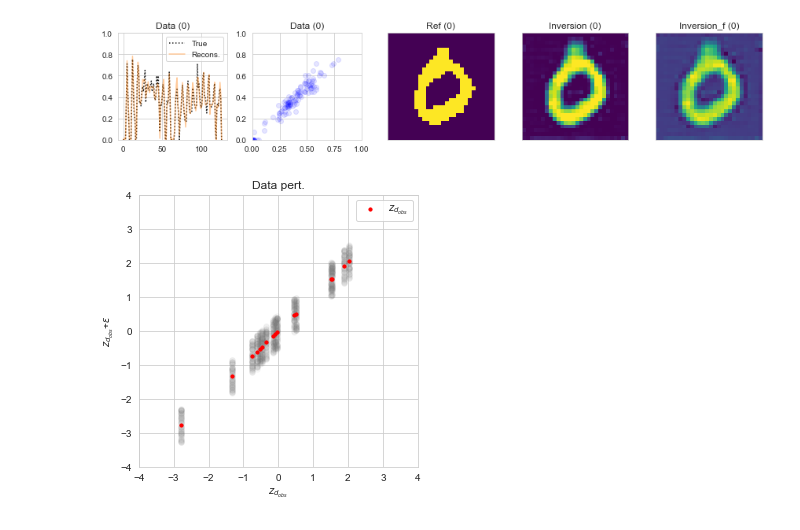
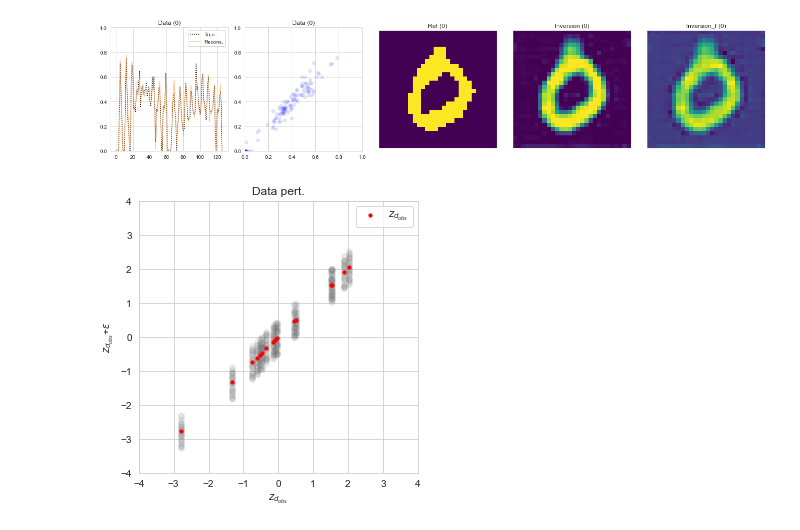
Before and after one commit to rsyamil/latent-space-inversion-lsi, a Jupyter notebook: mnist/lsi-demo.ipynb, the cells around one changed output. Drawn from its saved outputs; the diff is of its cells as text; code cells hidden in the pictures.

```diff
--- a/mnist/lsi-demo.ipynb
+++ b/mnist/lsi-demo.ipynb
@@ -62,7 +62,7 @@ my_norm = Normalize(vmin=0, vmax=9)
 cs = my_cmap(my_norm(y_test))
 
 case = 3
-f = plt.figure(figsize=(12,2.6))
+f = plt.figure(figsize=(18,4))
 #data and data reconstruction
 ax = f.add_subplot(1, 5, 1)
 plt.plot(y_reg_test[case, :], ls=':', c='k', label='True', alpha=0.9)
@@ -72,34 +72,34 @@ plt.title('Data ('+str(y_test[case])+')')
 plt.legend()
 
 #data and data reconstruction (scatter)
 ax = f.add_subplot(1, 5, 2)
 plt.scatter(D_test_hat[case, :].flatten(), y_reg_test[case, :].flatten(), color='blue', alpha=0.1)
 plt.xlim([0, 1])
 plt.ylim([0, 1])
 plt.title('Data ('+str(y_test[case])+')')
 
 #model (i.e. reference case)
 ax = f.add_subplot(1, 5, 3)
 plt.imshow(x_test[case, :, :, 0], cmap='viridis', vmin=0, vmax=1)
 plt.title('Ref ('+str(y_test[case])+')')
 plt.grid(False), plt.xticks([]), plt.yticks([])
 
 #predicted model (i.e. inversion)
 ax = f.add_subplot(1, 5, 4)
 plt.imshow(M_test_hat_reg[1][case, :, :, 0], cmap='viridis', vmin=0, vmax=1)
 plt.title('Inversion ('+str(y_test[case])+')')
 plt.grid(False), plt.xticks([]), plt.yticks([])
 
 #predicted model (i.e. inversion) colormap limit removed to show diffr
 ax = f.add_subplot(1, 5, 5)
 plt.imshow(M_test_hat_reg[1][case, :, :, 0], cmap='viridis')
 plt.title('Inversion_f ('+str(y_test[case])+')')
 plt.grid(False), plt.xticks([]), plt.yticks([])
 
 plt.tight_layout()
 f.savefig('readme/test_sigs_ref_recons_demo.png', dpi=300)
 # %% [output]
-[figure, old version]
+[figure, new version]
 # %%
 #workflow demo, with a reference case (index #3 in test dataset)
 zd_obs = zd_test[case, :]
```
Also changed, not shown: parts of 4 cells of this notebook, 6 other files.
